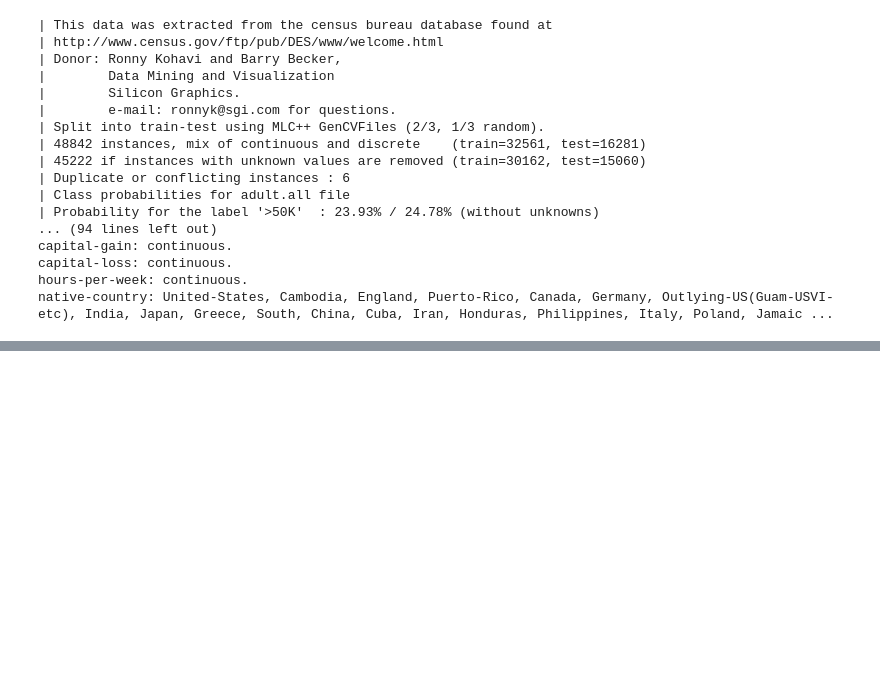
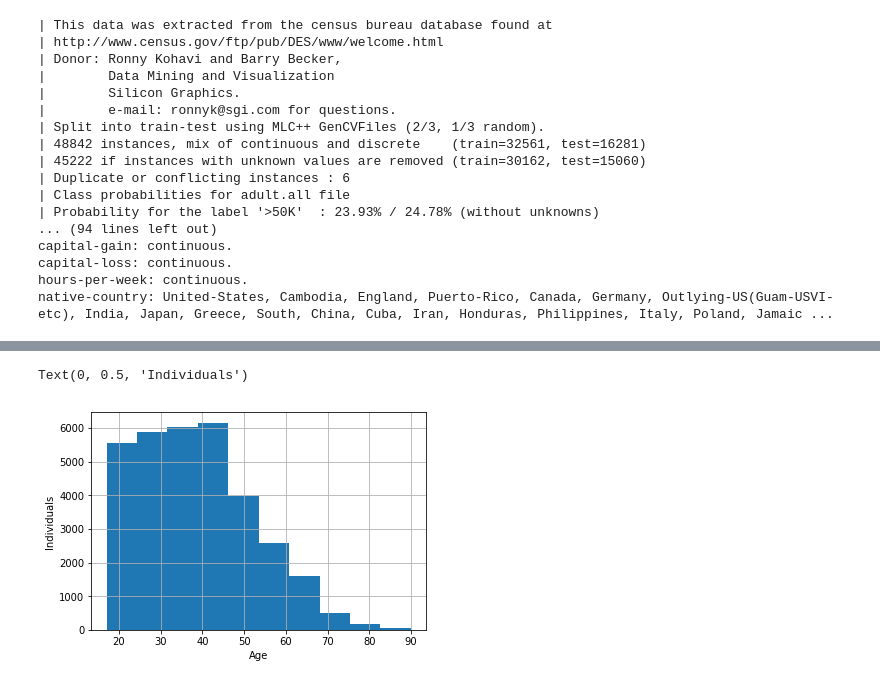
Before and after one commit to fuwiak/Data_Science_Machine_Learning_Signal_Processing, a Jupyter notebook: Portofolio/Census_income/main.ipynb, the cells around one changed output, grey strips where cells are left out. Drawn from its saved outputs; the diff is of its cells as text; code cells hidden in the pictures; blank space fills up the shorter version.

```diff
--- a/Portofolio/Census_income/main.ipynb
+++ b/Portofolio/Census_income/main.ipynb
@@ -53,0 +119,7 @@ native-country: United-States, Cambodia, England, Puerto-Rico, Canada, Germany,
+# %%
+ax = df['age'].hist(bins=10)
+ax.set_xlabel("Age")
+ax.set_ylabel("Individuals")
+# %% [output]
+Text(0, 0.5, 'Individuals')
+[figure, added]
```
Also changed, not shown: parts of 15 cells of this notebook.
